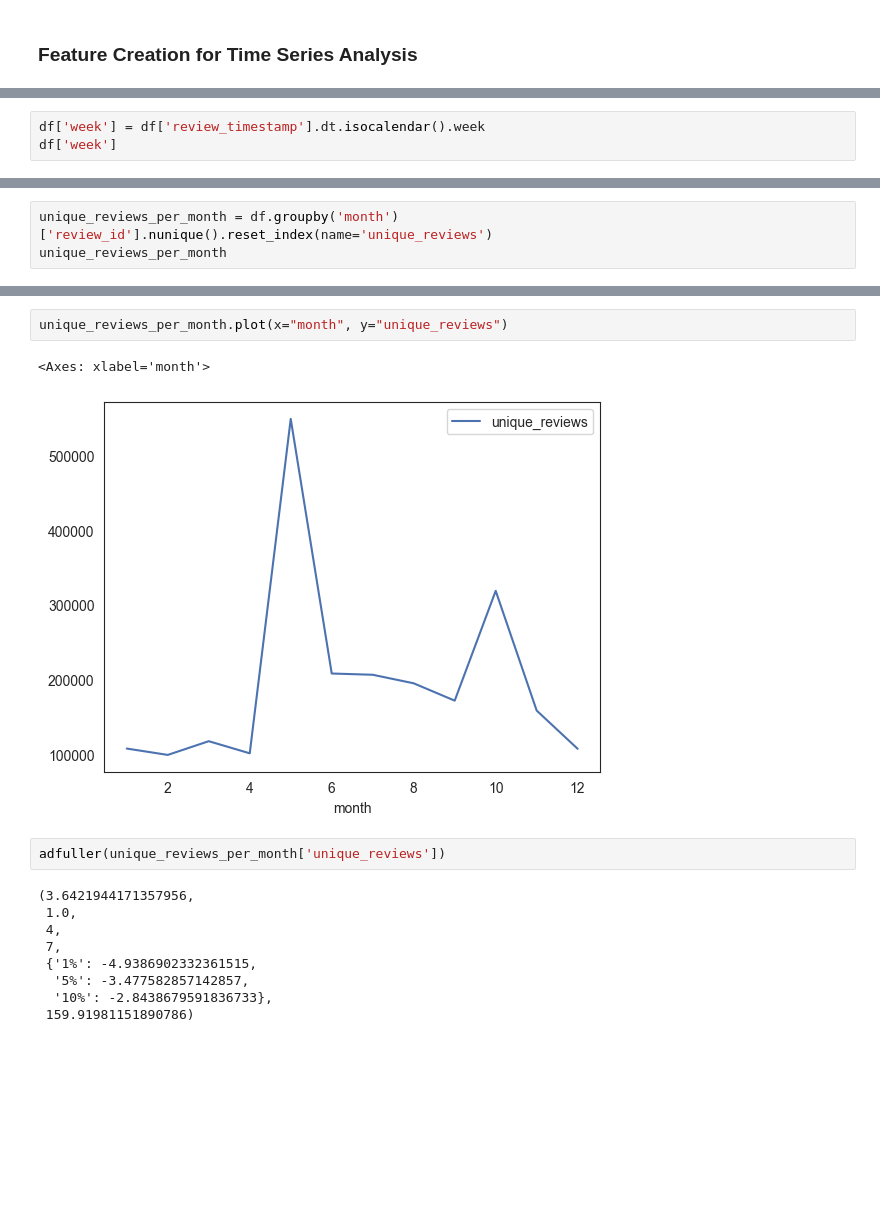
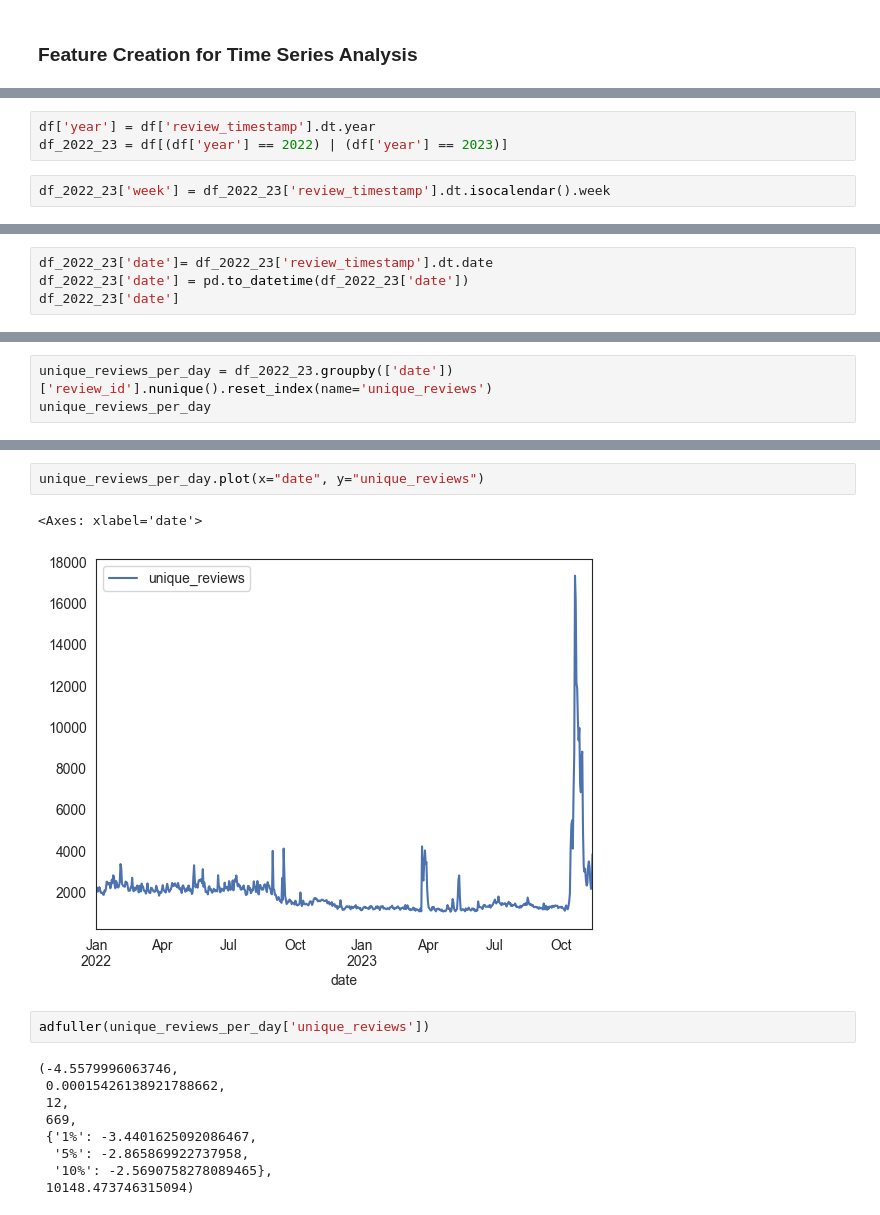
Before and after one commit to juanitopepito97/CA_projects-, a Jupyter notebook: Johannes_Loos_Int_MLDataVis-Hdip-DA-for-Business.ipynb, the cells around one changed output, grey strips where cells are left out. Cells and saved outputs as stored; diff of their text form; blank space fills up the shorter version.

```diff
--- a/Johannes_Loos_Int_MLDataVis-Hdip-DA-for-Business.ipynb
+++ b/Johannes_Loos_Int_MLDataVis-Hdip-DA-for-Business.ipynb
@@ -184,3 +188,5 @@ fig.show()
+# %%
+df['year'] = df['review_timestamp'].dt.year
+df_2022_23 = df[(df['year'] == 2022) | (df['year'] == 2023)]
 # %%
-df['week'] = df['review_timestamp'].dt.isocalendar().week
-df['week']
+df_2022_23['week'] = df_2022_23['review_timestamp'].dt.isocalendar().week
@@ -215,0 +193,4 @@ df_2023.sample(10)
+# %%
+df_2022_23['date']= df_2022_23['review_timestamp'].dt.date
+df_2022_23['date'] = pd.to_datetime(df_2022_23['date'])
+df_2022_23['date']
@@ -216,4 +210,4 @@ df_2023.sample(10)
 # %%
-unique_reviews_per_month = df.groupby('month')['review_id'].nunique().reset_index(name='unique_reviews')
-unique_reviews_per_month
+unique_reviews_per_day = df_2022_23.groupby(['date'])['review_id'].nunique().reset_index(name='unique_reviews')
+unique_reviews_per_day
 # %% [output]
@@ -233,16 +227,16 @@ unique_reviews_per_month
 # %%
-unique_reviews_per_month.plot(x="month", y="unique_reviews")
+unique_reviews_per_day.plot(x="date", y="unique_reviews")
 # %% [output]
-<Axes: xlabel='month'>
+<Axes: xlabel='date'>
-[figure, old version]
+[figure, new version]
 # %%
-adfuller(unique_reviews_per_month['unique_reviews'])
+adfuller(unique_reviews_per_day['unique_reviews'])
 # %% [output]
-(3.6421944171357956,
- 1.0,
- 4,
- 7,
- {'1%': -4.9386902332361515,
-  '5%': -3.477582857142857,
-  '10%': -2.8438679591836733},
- 159.91981151890786)
+(-4.5579996063746,
+ 0.00015426138921788662,
+ 12,
+ 669,
+ {'1%': -3.4401625092086467,
+  '5%': -2.865869922737958,
+  '10%': -2.5690758278089465},
+ 10148.473746315094)
```
Also changed, not shown: parts of 31 cells of this notebook.
